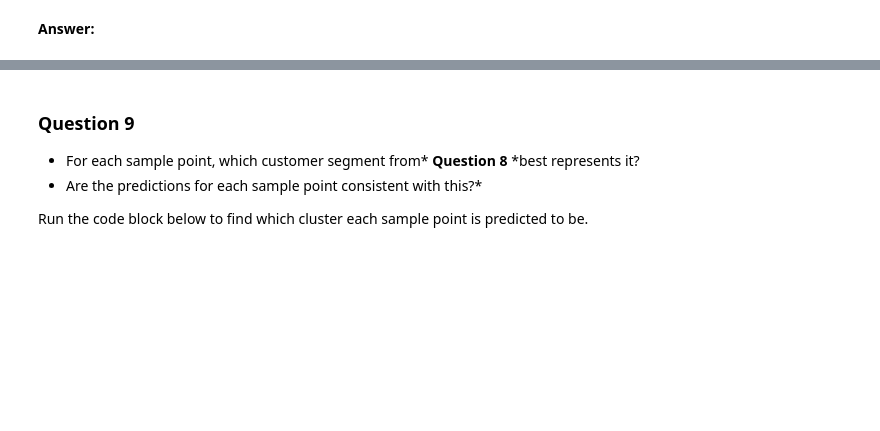
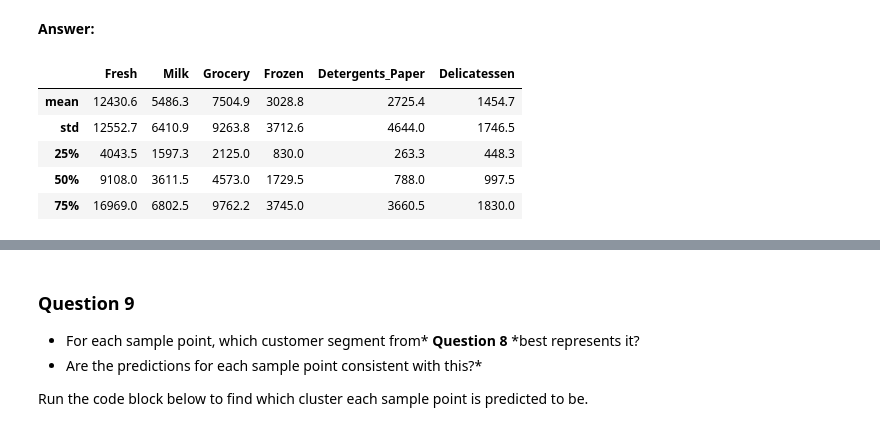
Before and after one commit to CheloGE/MachineLearningProjects, a Jupyter notebook: customer_segments/customer_segments.ipynb, the cells around one changed output, grey strips where cells are left out. Saved outputs shown, nothing was run; the diff lists cells and outputs as text; code cells hidden in the pictures; blank space fills up the shorter version.

```diff
--- a/customer_segments/customer_segments.ipynb
+++ b/customer_segments/customer_segments.ipynb
@@ -590,3 +640,13 @@ display(true_centers)
 **Hint:** A customer who is assigned to `'Cluster X'` should best identify with the establishments represented by the feature set of `'Segment X'`. Think about what each segment represents in terms their values for the feature points chosen. Reference these values with the mean values to get some perspective into what kind of establishment they represent.
 # %% [markdown]
 **Answer:**
+# %%
+# statitstical mean description of the dataset at the beginning without outliers
+display(np.exp(good_data).describe().loc[['mean','std','25%','50%','75%']].round(decimals=1))
+# %% [output]
+|  | Fresh | Milk | Grocery | Frozen | Detergents_Paper | Delicatessen |
+| mean | 12430.6 | 5486.3 | 7504.9 | 3028.8 | 2725.4 | 1454.7 |
+| std | 12552.7 | 6410.9 | 9263.8 | 3712.6 | 4644.0 | 1746.5 |
+| 25% | 4043.5 | 1597.3 | 2125.0 | 830.0 | 263.3 | 448.3 |
+| 50% | 9108.0 | 3611.5 | 4573.0 | 1729.5 | 788.0 | 997.5 |
+| 75% | 16969.0 | 6802.5 | 9762.2 | 3745.0 | 3660.5 | 1830.0 |
```
Also changed, not shown: parts of 10 cells of this notebook.
